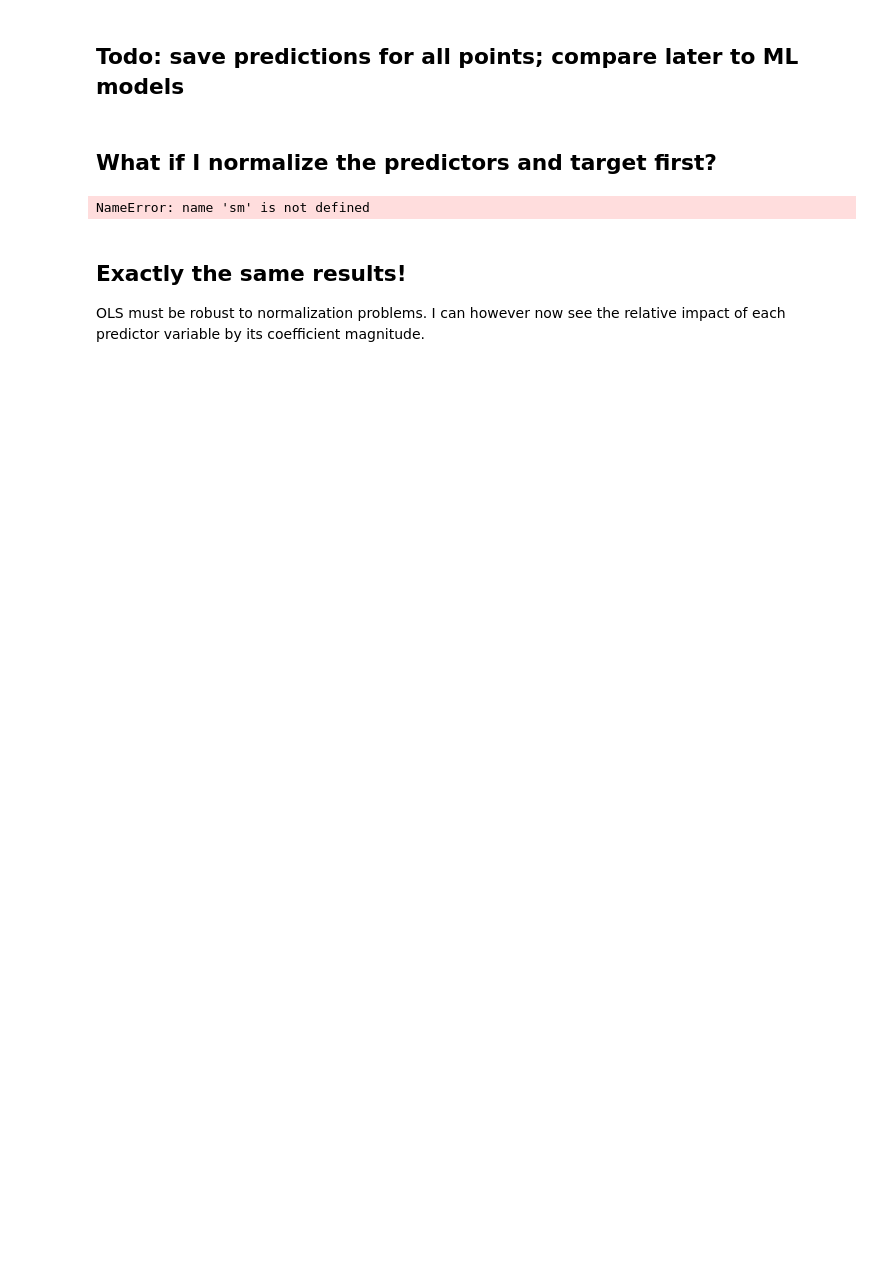
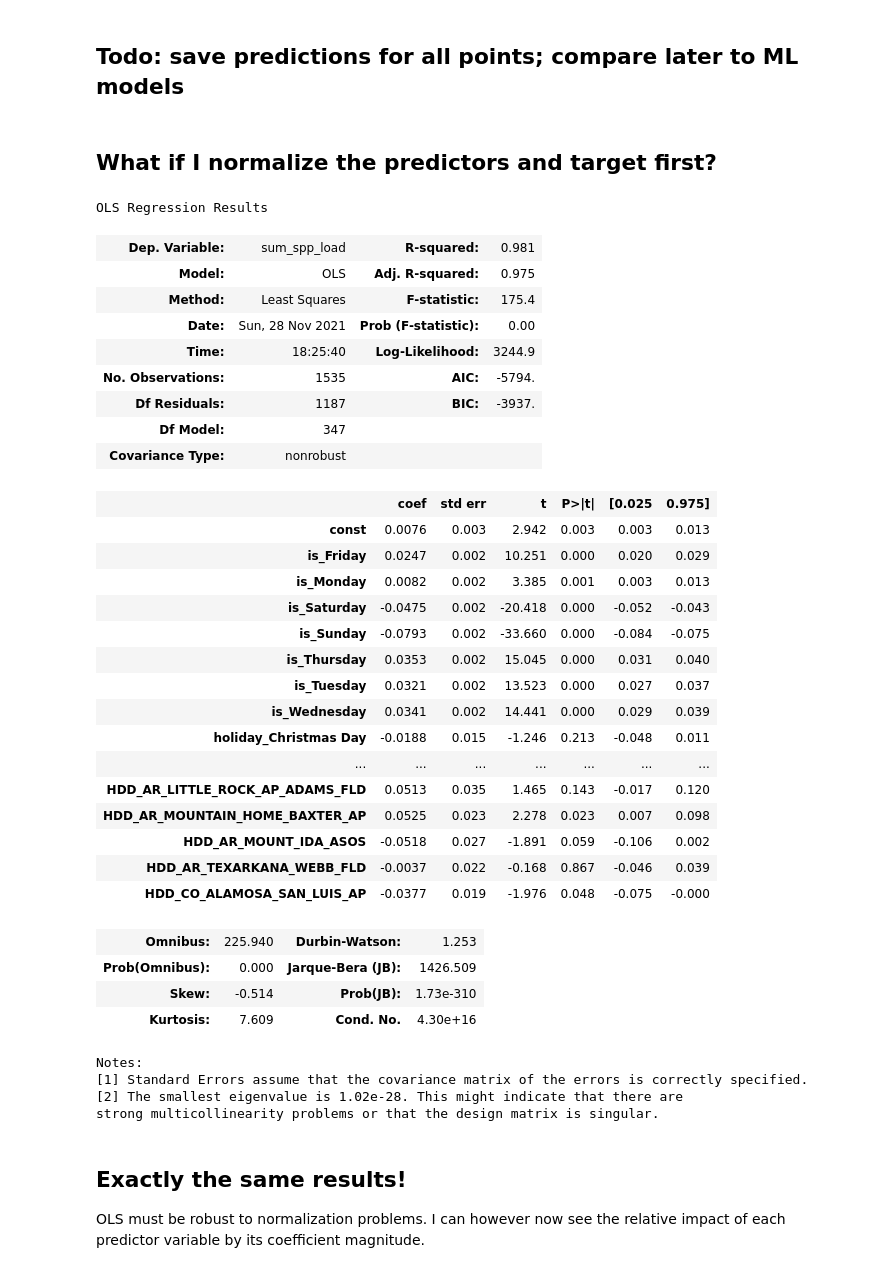
Before and after one commit to k5dru/CPSC_5383, a Jupyter notebook: 03_original_linear.ipynb, the cells around one changed output. Drawn from its saved outputs; the diff is of its cells as text; code cells hidden in the pictures; blank space fills up the shorter version.

```diff
--- a/03_original_linear.ipynb
+++ b/03_original_linear.ipynb
@@ -80,26 +186,63 @@ model.summary()
 ## What if I normalize the predictors and target first?
 # %%
 # what if I used EVERYTHING in my original DF?
-target_df = pd.read_pickle("dataframes/target_df.pickle.gz", compression="infer").dropna()
+# target_df = pd.read_pickle("dataframes/target_df.pickle.gz", compression="infer").dropna()
+
+# load from local CSV
+target_df = pd.read_csv("dataframes/target_df.csv.gz", compression="infer", parse_dates = ["opday"])
+
 y = target_df['sum_spp_load']
 X = target_df.drop(['sum_spp_load', 'opday'],axis=1)
 X['sequence_num'] = X.index
 
 # normalize predictor variables
 X=(X-X.min())/(X.max()-X.min() + 0.0001)  # small constant to prevent div/0
 
 X = sm.add_constant(X) ## let's add an intercept (beta_0) to our model
 
 # normalize target variable
 y=(y-y.min())/(y.max()-y.min())
 
 model = sm.OLS(y, X).fit() ## sm.OLS(output, input)
 predictions = model.predict(X)
 
 # Print out the statistics
 model.summary()
 # %% [output]
-NameError: name 'sm' is not defined
+OLS Regression Results
+| Dep. Variable: | sum_spp_load | R-squared: | 0.981 |
+| Model: | OLS | Adj. R-squared: | 0.975 |
+| Method: | Least Squares | F-statistic: | 175.4 |
+| Date: | Sun, 28 Nov 2021 | Prob (F-statistic): | 0.00 |
+| Time: | 18:25:40 | Log-Likelihood: | 3244.9 |
+| No. Observations: | 1535 | AIC: | -5794. |
+| Df Residuals: | 1187 | BIC: | -3937. |
+| Df Model: | 347 |  |  |
+| Covariance Type: | nonrobust |  |  |
+|  | coef | std err | t | P>|t| | [0.025 | 0.975] |
+| const | 0.0076 | 0.003 | 2.942 | 0.003 | 0.003 | 0.013 |
+| is_Friday | 0.0247 | 0.002 | 10.251 | 0.000 | 0.020 | 0.029 |
+| is_Monday | 0.0082 | 0.002 | 3.385 | 0.001 | 0.003 | 0.013 |
+| is_Saturday | -0.0475 | 0.002 | -20.418 | 0.000 | -0.052 | -0.043 |
+| is_Sunday | -0.0793 | 0.002 | -33.660 | 0.000 | -0.084 | -0.075 |
+| is_Thursday | 0.0353 | 0.002 | 15.045 | 0.000 | 0.031 | 0.040 |
+| is_Tuesday | 0.0321 | 0.002 | 13.523 | 0.000 | 0.027 | 0.037 |
+| is_Wednesday | 0.0341 | 0.002 | 14.441 | 0.000 | 0.029 | 0.039 |
+| holiday_Christmas Day | -0.0188 | 0.015 | -1.246 | 0.213 | -0.048 | 0.011 |
+| ... | ... | ... | ... | ... | ... | ... |
+| HDD_AR_LITTLE_ROCK_AP_ADAMS_FLD | 0.0513 | 0.035 | 1.465 | 0.143 | -0.017 | 0.120 |
+| HDD_AR_MOUNTAIN_HOME_BAXTER_AP | 0.0525 | 0.023 | 2.278 | 0.023 | 0.007 | 0.098 |
+| HDD_AR_MOUNT_IDA_ASOS | -0.0518 | 0.027 | -1.891 | 0.059 | -0.106 | 0.002 |
+| HDD_AR_TEXARKANA_WEBB_FLD | -0.0037 | 0.022 | -0.168 | 0.867 | -0.046 | 0.039 |
+| HDD_CO_ALAMOSA_SAN_LUIS_AP | -0.0377 | 0.019 | -1.976 | 0.048 | -0.075 | -0.000 |
+| Omnibus: | 225.940 | Durbin-Watson: | 1.253 |
+| Prob(Omnibus): | 0.000 | Jarque-Bera (JB): | 1426.509 |
+| Skew: | -0.514 | Prob(JB): | 1.73e-310 |
+| Kurtosis: | 7.609 | Cond. No. | 4.30e+16 |
+Notes:
+[1] Standard Errors assume that the covariance matrix of the errors is correctly specified.
+[2] The smallest eigenvalue is 1.02e-28. This might indicate that there are
+strong multicollinearity problems or that the design matrix is singular.
 # %% [markdown]
 ## Exactly the same results!
 
```
Also changed, not shown: parts of 7 cells of this notebook, 12 other files.
